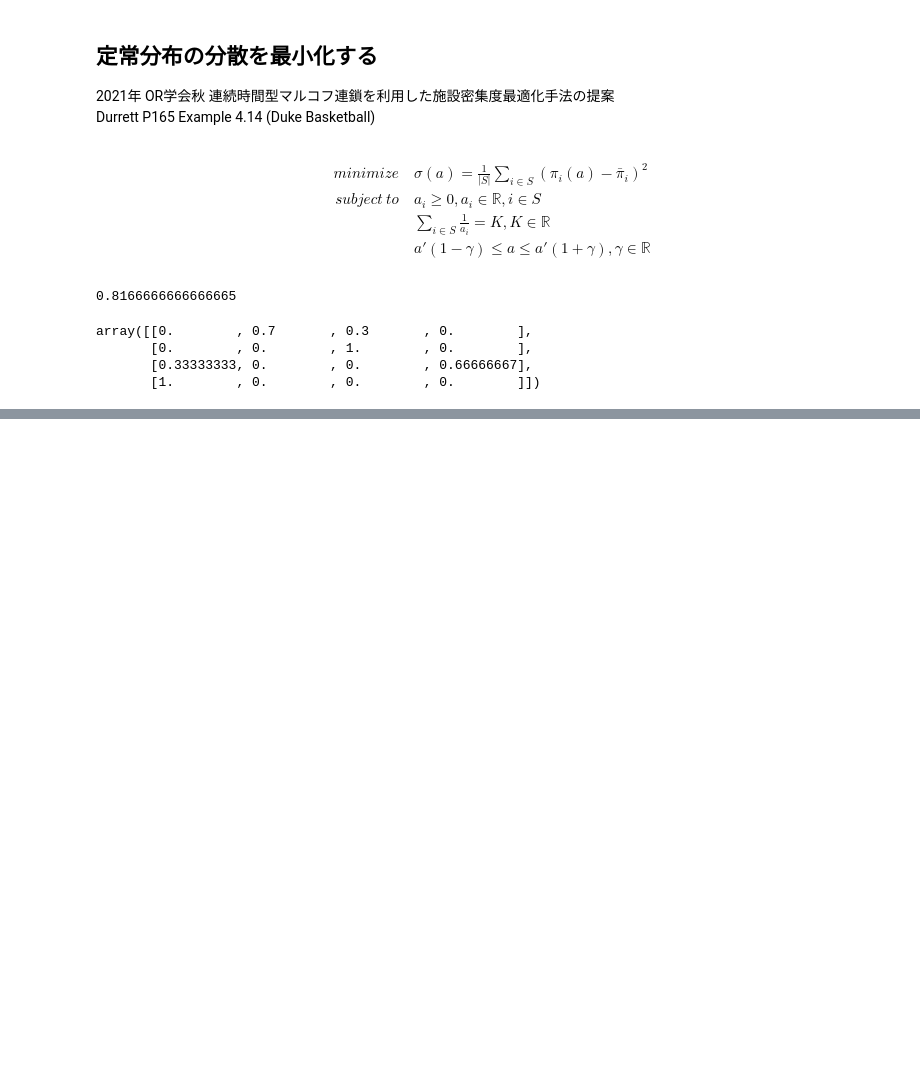
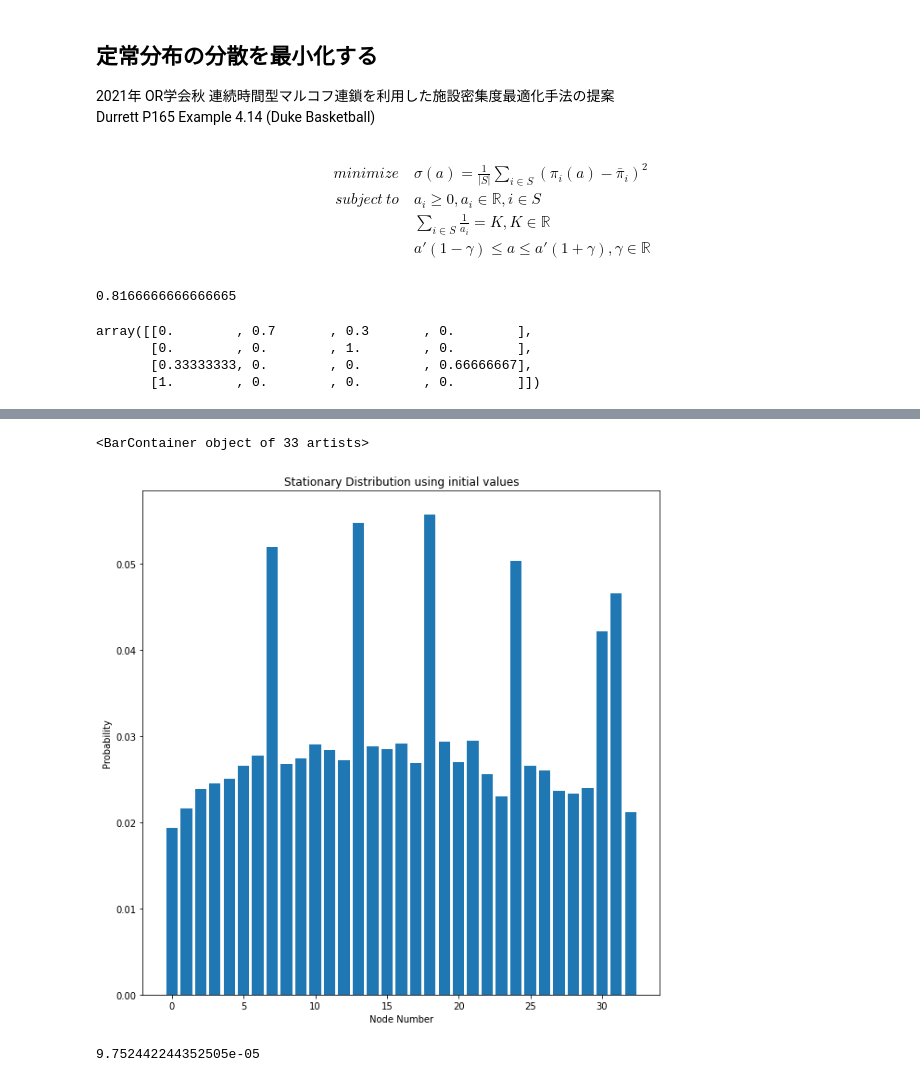
Before and after one commit to smzn/ContinuousMarkov_lib, a Jupyter notebook: 非線形計画法(制約あり).ipynb, the cells around one changed output, grey strips where cells are left out. Saved outputs shown, nothing was run; the diff lists cells and outputs as text; code cells hidden in the pictures; blank space fills up the shorter version.

```diff
--- a/非線形計画法(制約あり).ipynb
+++ b/非線形計画法(制約あり).ipynb
@@ -689,0 +693,6 @@ Number of iterations: 26, function evaluations: 95, CG iterations: 23, optimalit
+# %%
+#推移確率行列、サービス率の設定
+N = 33
+mu = np.ones(N)
+T = sum(1 / mu) #平均滞在時間の和 (等式制約で利用)
+gamma = 0.25 #最適化でのmuの動く率
@@ -689,0 +707,5 @@ Number of iterations: 26, function evaluations: 95, CG iterations: 23, optimalit
+# %%
+p = pd.read_csv('/content/drive/MyDrive/研究/BCMP/csv/transition33.csv')
+p = p.iloc[:N, :N] #今回は最初のクラスのみ利用
+p = np.array(p)
+p
@@ -689,0 +720,4 @@ Number of iterations: 26, function evaluations: 95, CG iterations: 23, optimalit
+# %%
+#推移率行列を作成
+q = getTransitionRate(p, mu)
+q
@@ -689,0 +732,5 @@ Number of iterations: 26, function evaluations: 95, CG iterations: 23, optimalit
+# %%
+#推移確率から定常分布を求める
+pi = getStationary_solve(q)
+print(pi)
+np.sum(pi)
@@ -689,0 +745,16 @@ Number of iterations: 26, function evaluations: 95, CG iterations: 23, optimalit
+# %%
+#初期状態での定常分布
+x_label = [i for i in range(N)]
+plt.figure(figsize=(10,10))
+plt.title('Stationary Distribution using initial values')
+plt.xlabel('Node Number')
+plt.ylabel('Probability')
+plt.bar(x_label, pi)
+# %% [output]
+<BarContainer object of 33 artists>
+[figure, added]
+# %%
+#目的間数値を求める
+getObjective(pi)
+# %% [output]
+9.752442244352505e-05
```
Also changed, not shown: parts of 22 cells of this notebook.
